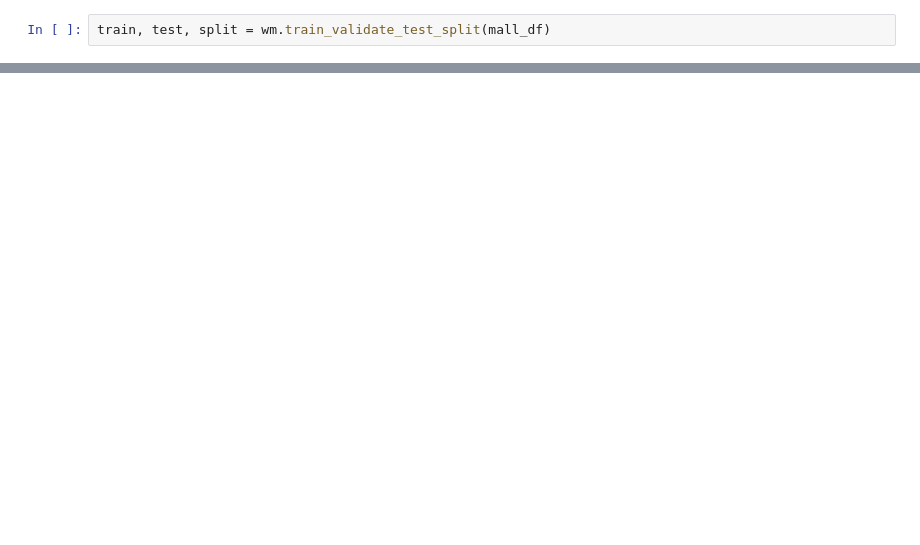
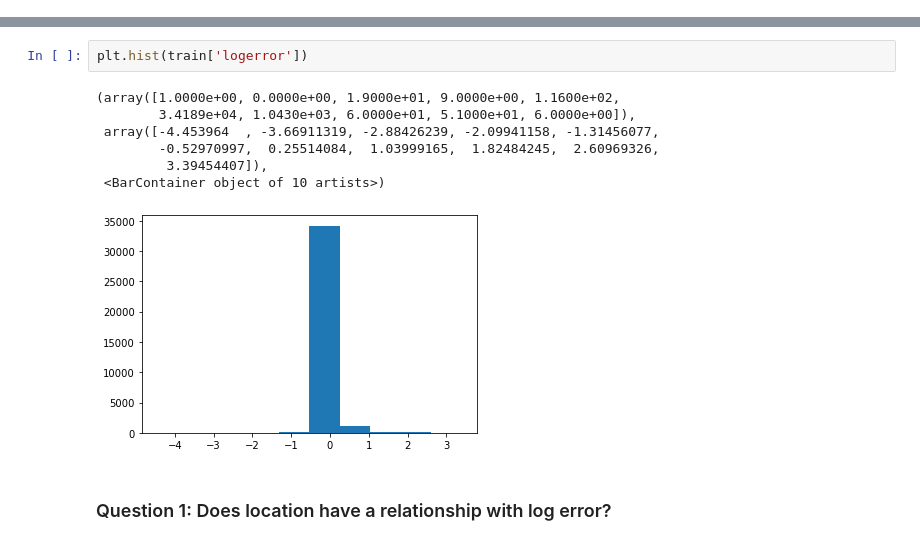
Before and after one commit to cristinalucin/clustering-exercises, a Jupyter notebook: explore_zillow.ipynb, the cells around one changed output, grey strips where cells are left out. Saved outputs shown, nothing was run; the diff lists cells and outputs as text; blank space fills up the shorter version.

```diff
--- a/explore_zillow.ipynb
+++ b/explore_zillow.ipynb
@@ -86,2 +91,0 @@ mall_df.describe()
-# %%
-train, test, split = wm.train_validate_test_split(mall_df)
@@ -127,0 +92,12 @@ for col in train.columns:
+# %%
+plt.hist(train['logerror'])
+# %% [output]
+(array([1.0000e+00, 0.0000e+00, 1.9000e+01, 9.0000e+00, 1.1600e+02,
+        3.4189e+04, 1.0430e+03, 6.0000e+01, 5.1000e+01, 6.0000e+00]),
+ array([-4.453964  , -3.66911319, -2.88426239, -2.09941158, -1.31456077,
+        -0.52970997,  0.25514084,  1.03999165,  1.82484245,  2.60969326,
+         3.39454407]),
+ <BarContainer object of 10 artists>)
+[figure, added]
+# %% [markdown]
+### Question 1: Does location have a relationship with log error?
```
Also changed, not shown: parts of 29 cells of this notebook, 2 other files.
